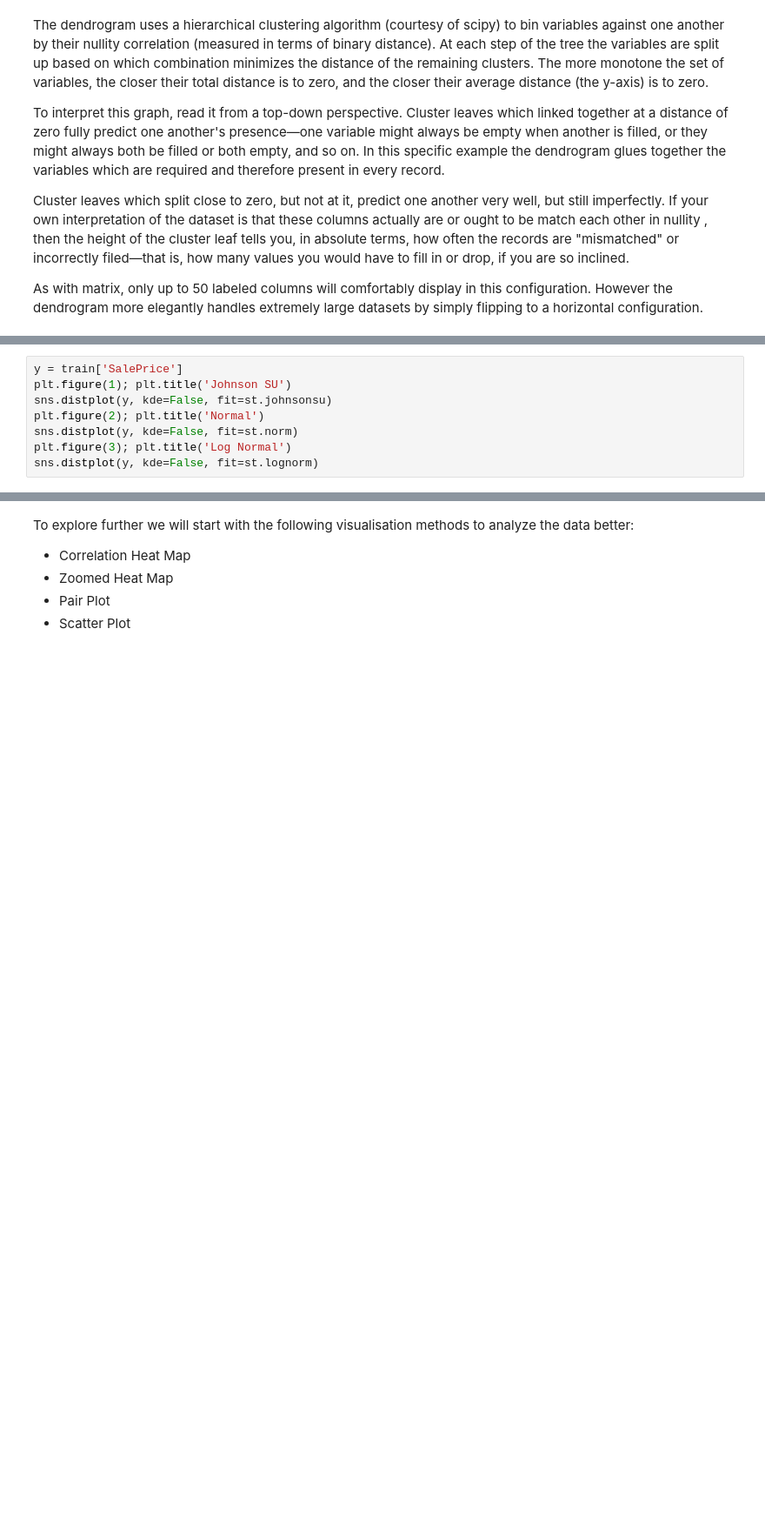
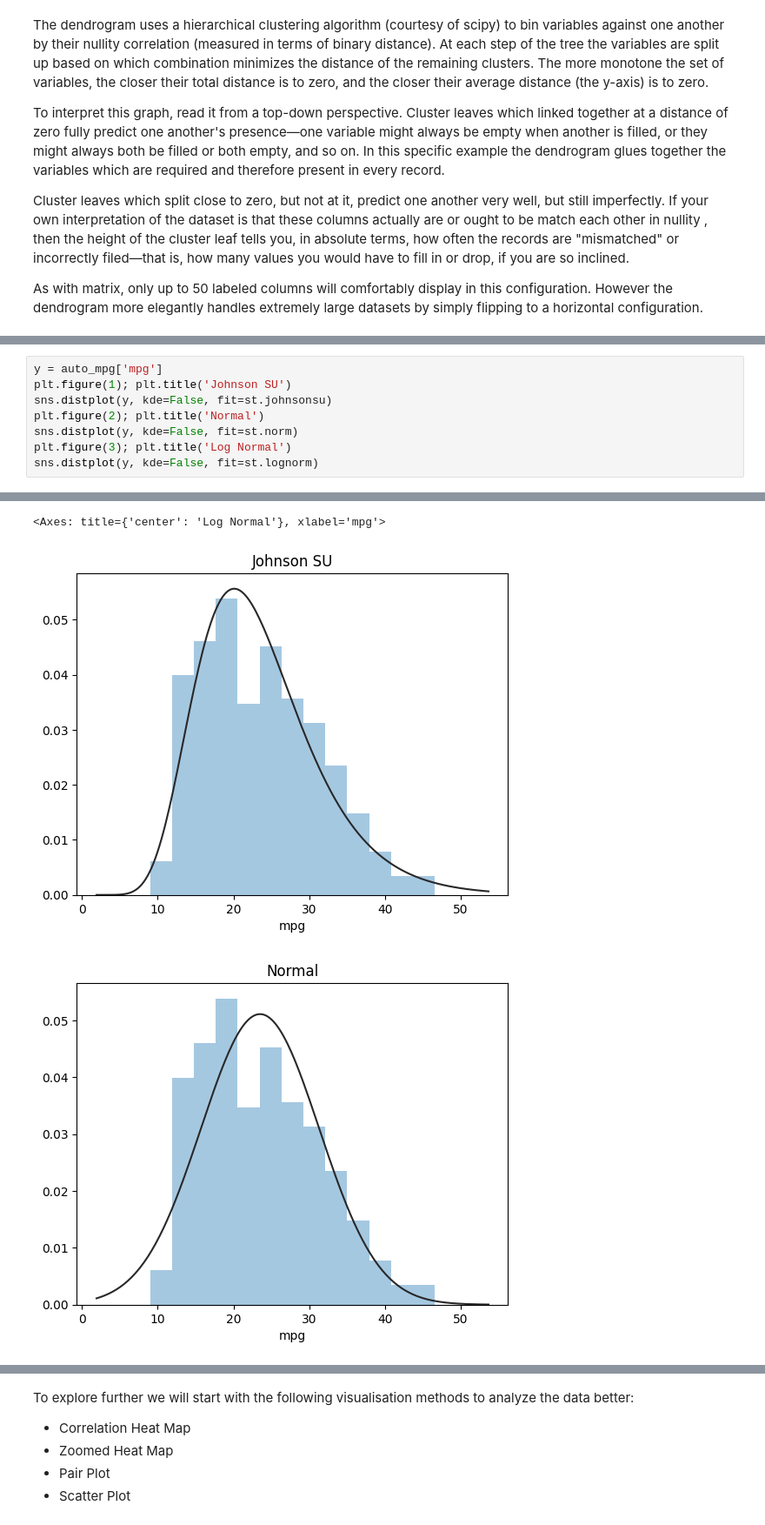
Before and after one commit to mariaingold/EDA_AutoMPG, a Jupyter notebook: 2_AutoMPG_EDA.ipynb, the cells around one changed output, grey strips where cells are left out. Shown at 87% size. Saved outputs shown, nothing was run; the diff lists cells and outputs as text; blank space fills up the shorter version.

```diff
--- a/2_AutoMPG_EDA.ipynb
+++ b/2_AutoMPG_EDA.ipynb
@@ -171,8 +217,9 @@ train.skew(), train.kurt()
 # %%
-y = train['SalePrice']
+y = auto_mpg['mpg']
 plt.figure(1); plt.title('Johnson SU')
 sns.distplot(y, kde=False, fit=st.johnsonsu)
 plt.figure(2); plt.title('Normal')
 sns.distplot(y, kde=False, fit=st.norm)
 plt.figure(3); plt.title('Log Normal')
 sns.distplot(y, kde=False, fit=st.lognorm)
+# %% [output]
@@ -178,0 +243,3 @@ sns.distplot(y, kde=False, fit=st.lognorm)
+<Axes: title={'center': 'Log Normal'}, xlabel='mpg'>
+[figure, added]
+[figure, added]
```
Also changed, not shown: parts of 45 cells of this notebook.
